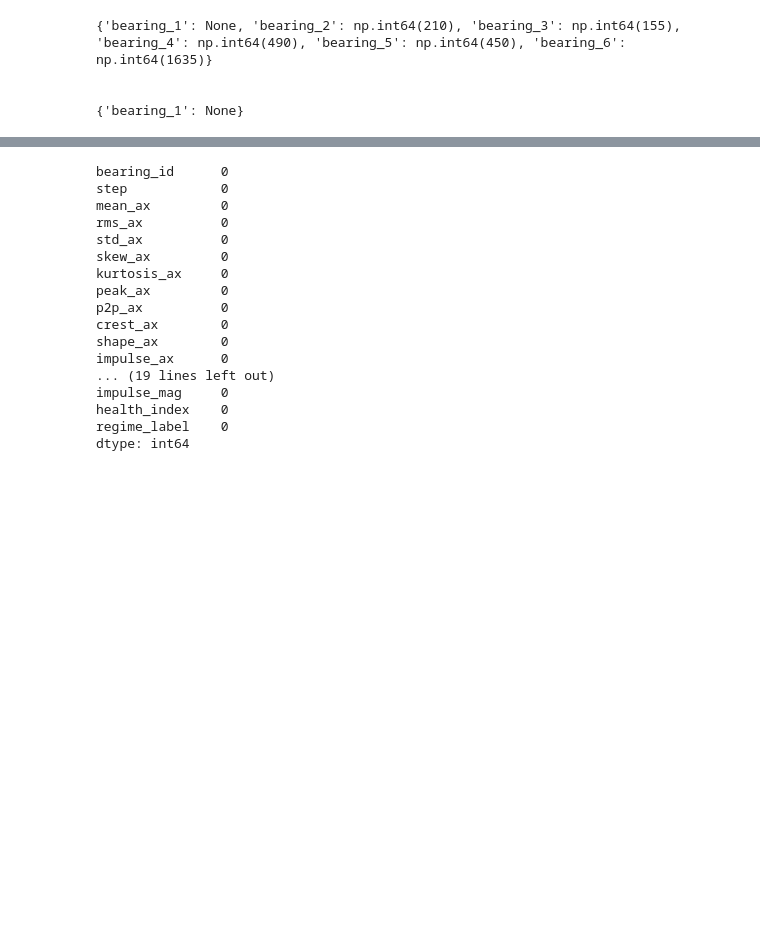
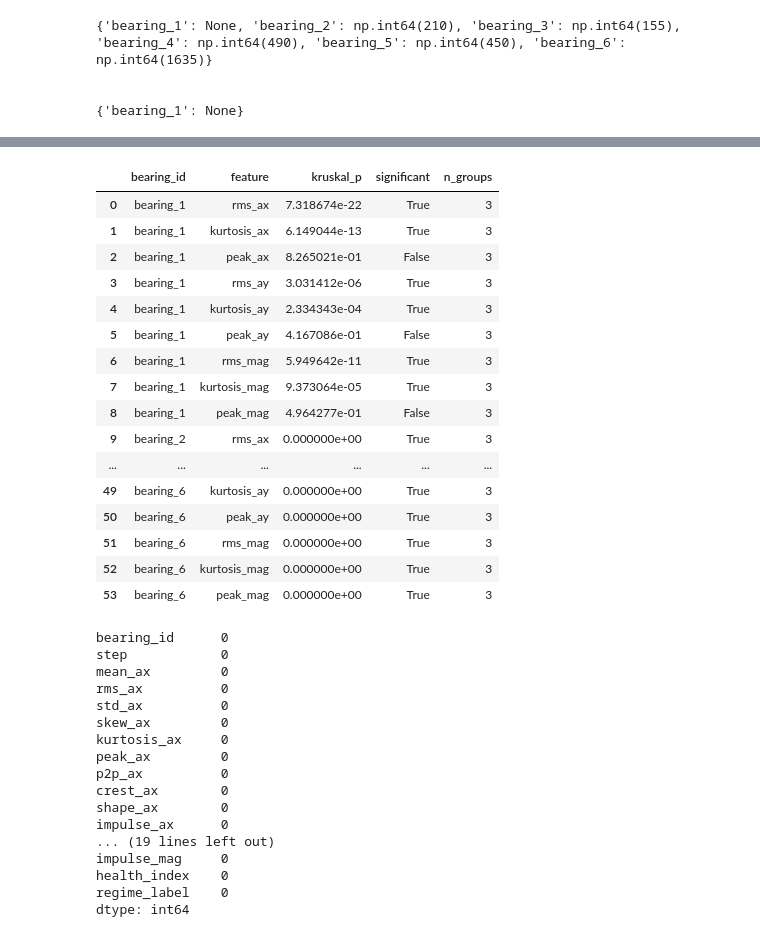
Before and after one commit to AE1024/NASA-PROJECT-FEMTO, a Jupyter notebook: notebooks/04_statistical_validation.ipynb, the cells around one changed output, grey strips where cells are left out. Cells and saved outputs as stored; diff of their text form; code cells hidden in the pictures; blank space fills up the shorter version.

```diff
--- a/notebooks/04_statistical_validation.ipynb
+++ b/notebooks/04_statistical_validation.ipynb
@@ -241,4 +263,40 @@ t.head(1)
 1 rows × 34 columns
+# %%
+# Detection of differentiation between three groups: Kruskal-Wallis
+def kruskal_wallis_regime(df, bearing_id, feature):
+    b_data = df[df['bearing_id'] == bearing_id]
+    groups = [b_data[b_data['regime_label'] == r][feature]
+              for r in ['healthy', 'transition', 'critical']
+              if (b_data['regime_label'] == r).sum() > 0]
+    if len(groups) < 2:
+        return None
+    stat, p = stats.kruskal(*groups)
+    return {'bearing_id': bearing_id, 'feature': feature, 'kruskal_p': float(p),
+            'significant': float(p) < 0.05, 'n_groups': len(groups)}
+
+kw_results = pd.DataFrame([
+    r for bid in hi_results['bearing_id'].unique() for feature in key_features
+    if (r := kruskal_wallis_regime(hi_results, bid, feature)) is not None
+])
+kw_results
+# %% [output]
+|  | bearing_id | feature | kruskal_p | significant | n_groups |
+| 0 | bearing_1 | rms_ax | 7.318674e-22 | True | 3 |
+| 1 | bearing_1 | kurtosis_ax | 6.149044e-13 | True | 3 |
+| 2 | bearing_1 | peak_ax | 8.265021e-01 | False | 3 |
+| 3 | bearing_1 | rms_ay | 3.031412e-06 | True | 3 |
+| 4 | bearing_1 | kurtosis_ay | 2.334343e-04 | True | 3 |
+| 5 | bearing_1 | peak_ay | 4.167086e-01 | False | 3 |
+| 6 | bearing_1 | rms_mag | 5.949642e-11 | True | 3 |
+| 7 | bearing_1 | kurtosis_mag | 9.373064e-05 | True | 3 |
+| 8 | bearing_1 | peak_mag | 4.964277e-01 | False | 3 |
+| 9 | bearing_2 | rms_ax | 0.000000e+00 | True | 3 |
+| ... | ... | ... | ... | ... | ... |
+| 49 | bearing_6 | kurtosis_ay | 0.000000e+00 | True | 3 |
+| 50 | bearing_6 | peak_ay | 0.000000e+00 | True | 3 |
+| 51 | bearing_6 | rms_mag | 0.000000e+00 | True | 3 |
+| 52 | bearing_6 | kurtosis_mag | 0.000000e+00 | True | 3 |
+| 53 | bearing_6 | peak_mag | 0.000000e+00 | True | 3 |
 # %%
 # Mann Whitneyy and levene test are implemented
 def compare_healthy_vs_degraded(df: pd.DataFrame, bearing_id, feature):
```
Also changed, not shown: parts of 17 cells of this notebook.
